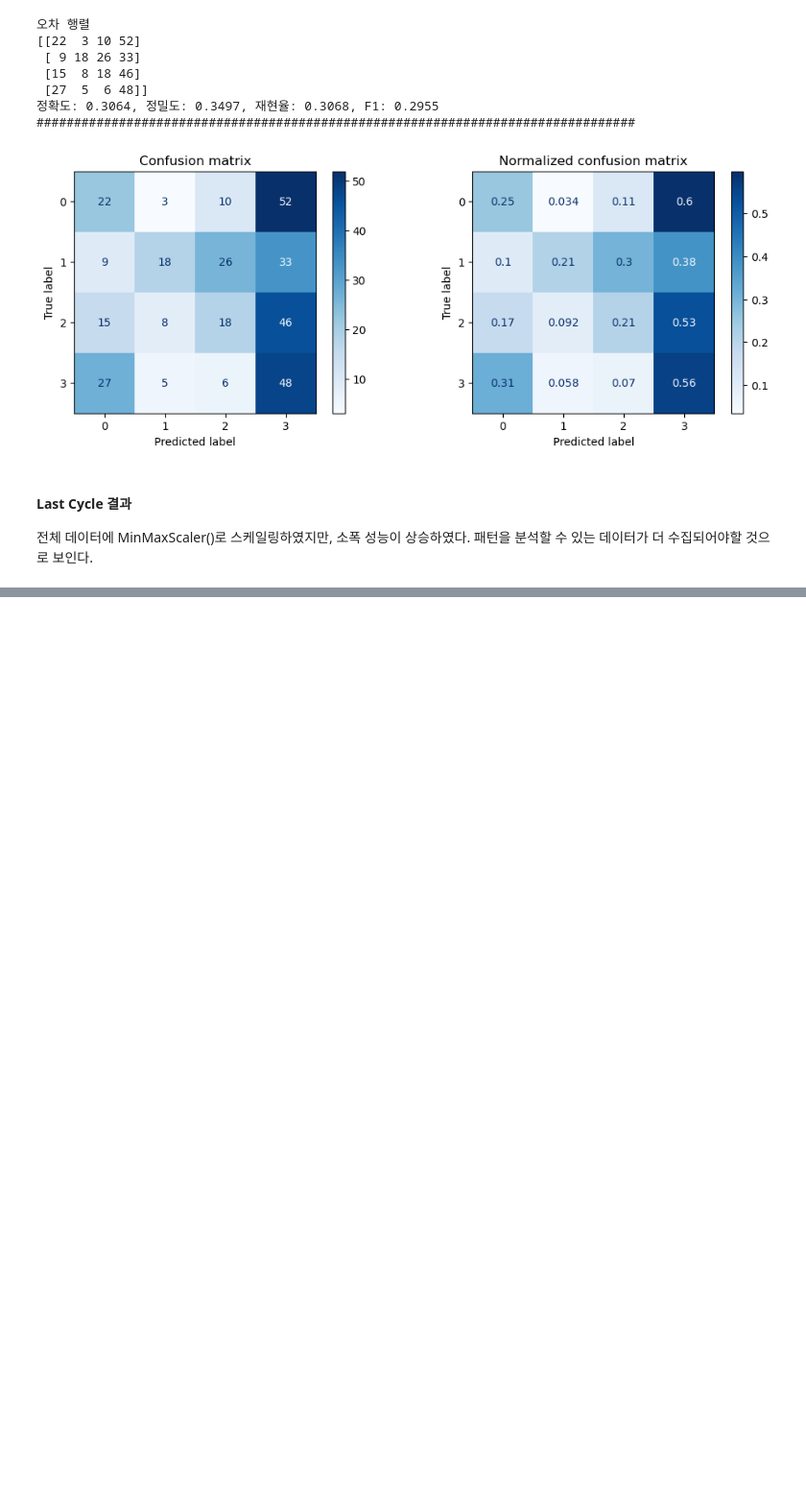
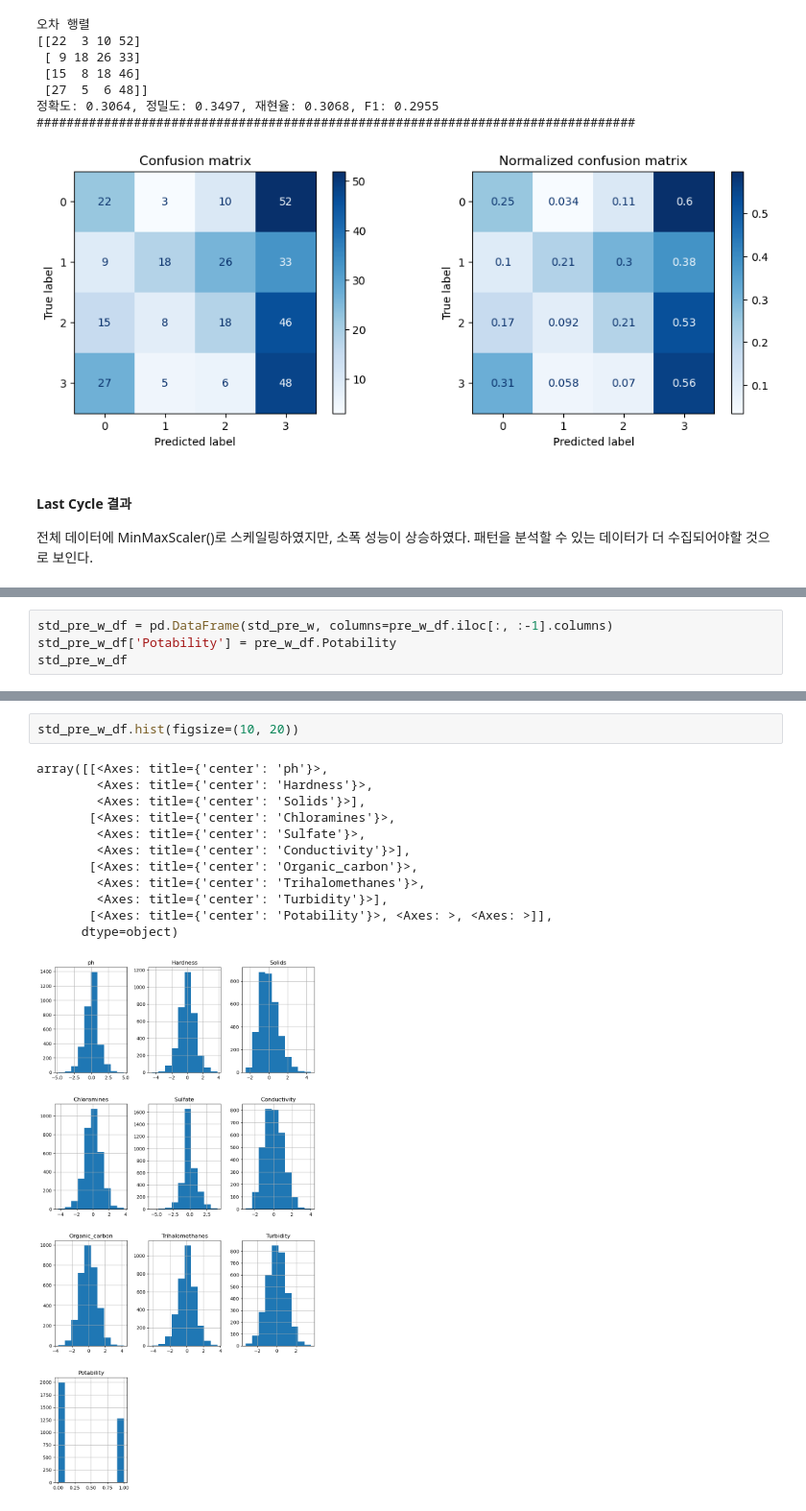
Before and after one commit to hyuncoding/study_machine_learning, a Jupyter notebook: b_classifier/i_ensemble_learning.ipynb, the cells around one changed output, grey strips where cells are left out. Shown at 96% size. Drawn from its saved outputs; the diff is of its cells as text; blank space fills up the shorter version.

```diff
--- a/b_classifier/i_ensemble_learning.ipynb
+++ b/b_classifier/i_ensemble_learning.ipynb
@@ -601,0 +795,4 @@ get_evaluation(y_test, prediction, rfc, X_test)
+# %%
+std_pre_w_df = pd.DataFrame(std_pre_w, columns=pre_w_df.iloc[:, :-1].columns)
+std_pre_w_df['Potability'] = pre_w_df.Potability
+std_pre_w_df
@@ -601,0 +813,15 @@ get_evaluation(y_test, prediction, rfc, X_test)
+# %%
+std_pre_w_df.hist(figsize=(10, 20))
+# %% [output]
+array([[<Axes: title={'center': 'ph'}>,
+        <Axes: title={'center': 'Hardness'}>,
+        <Axes: title={'center': 'Solids'}>],
+       [<Axes: title={'center': 'Chloramines'}>,
+        <Axes: title={'center': 'Sulfate'}>,
+        <Axes: title={'center': 'Conductivity'}>],
+       [<Axes: title={'center': 'Organic_carbon'}>,
+        <Axes: title={'center': 'Trihalomethanes'}>,
+        <Axes: title={'center': 'Turbidity'}>],
+       [<Axes: title={'center': 'Potability'}>, <Axes: >, <Axes: >]],
+      dtype=object)
+[figure, added]
```
Also changed, not shown: parts of 95 cells of this notebook, 16 other files.
